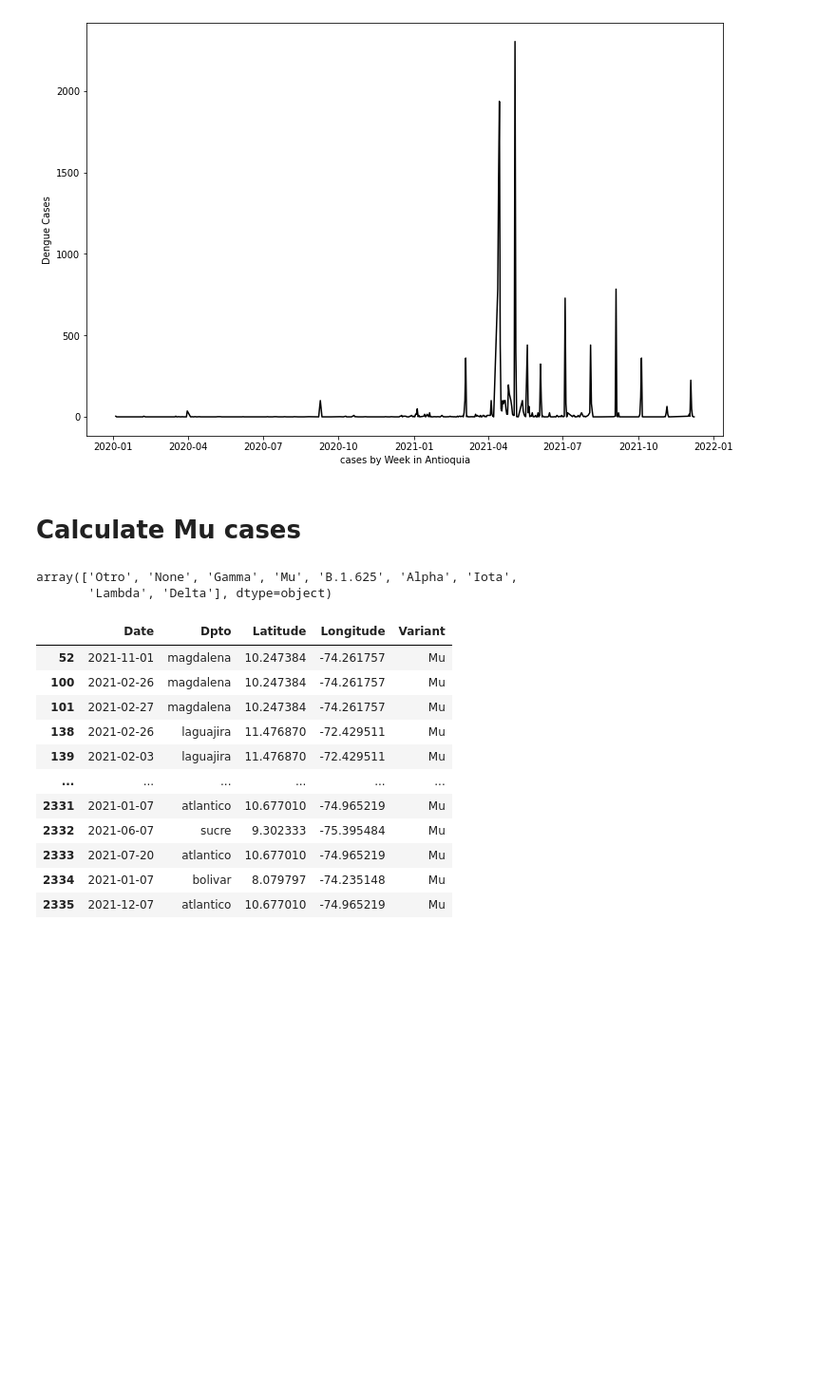
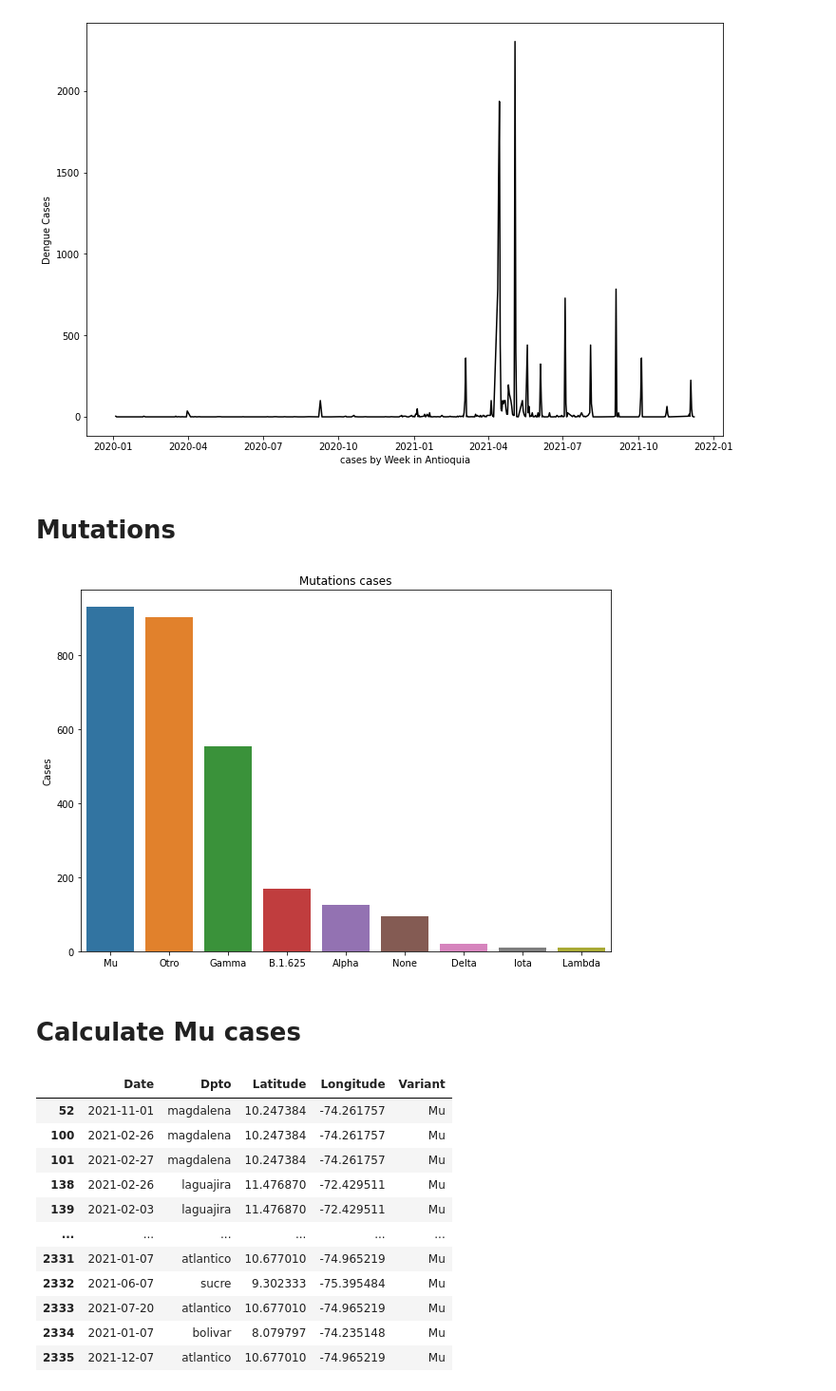
Before and after one commit to sebasmos/Mu_COV19_NASA, a Jupyter notebook: Preprocessing/Covid_preprocessing.ipynb, the cells around one changed output. Shown at 95% size. Cells and saved outputs as stored; diff of their text form; code cells hidden in the pictures; blank space fills up the shorter version.

```diff
--- a/Preprocessing/Covid_preprocessing.ipynb
+++ b/Preprocessing/Covid_preprocessing.ipynb
@@ -359,14 +405,19 @@ timeseries(table_all['Date'], table_all['antioquia'], 'cases by Week in Antioqui
 out_path = '../Data/'
 # Download Data as csv
 table_all.to_csv(out_path + 'Covid19_mutation_preprocessed.csv')
+# %% [markdown]
+# Mutations
+# %%
+# Variants
+plt.figure(figsize=(10,7))
+plt.title('Mutations cases')
+plt.ylabel('Cases')
+sns.barplot(x=covariant.Variant.value_counts().index, y=covariant.Variant.value_counts().values)
+plt.show()
+# %% [output]
+[figure, added]
 # %% [markdown]
 # Calculate Mu cases
-# %%
-# Variants
-pd.unique(covariant.Variant)
-# %% [output]
-array(['Otro', 'None', 'Gamma', 'Mu', 'B.1.625', 'Alpha', 'Iota',
-       'Lambda', 'Delta'], dtype=object)
 # %%
 # Variants
 covariant_mu = covariant[covariant.Variant == 'Mu']
```
Also changed, not shown: parts of 25 cells of this notebook, 11 other files.
